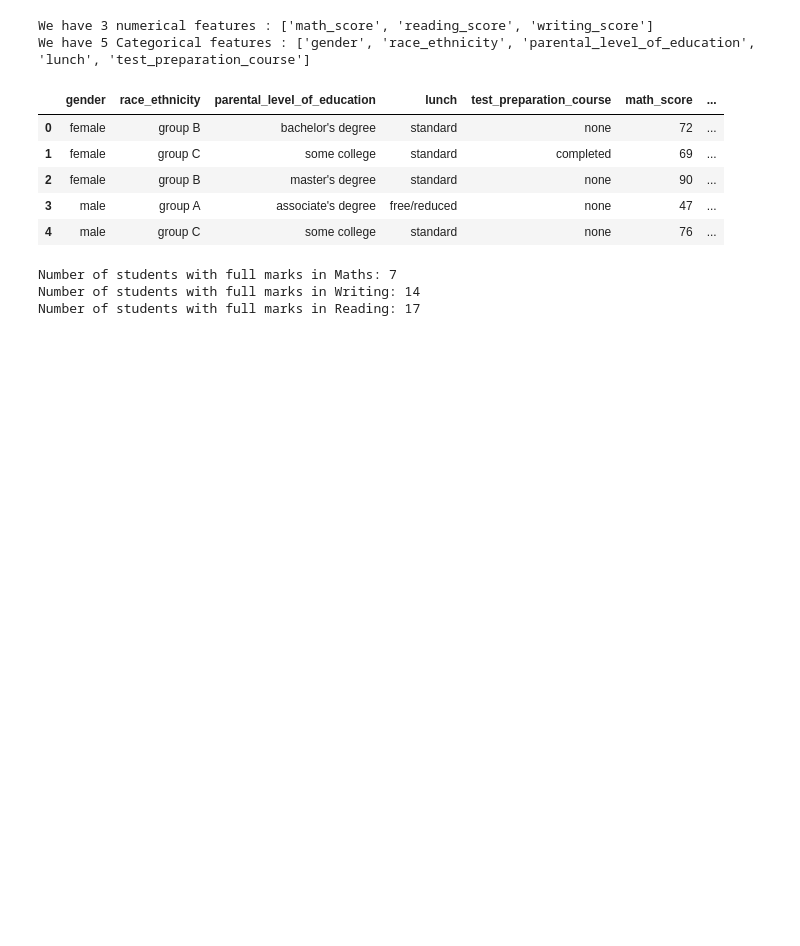
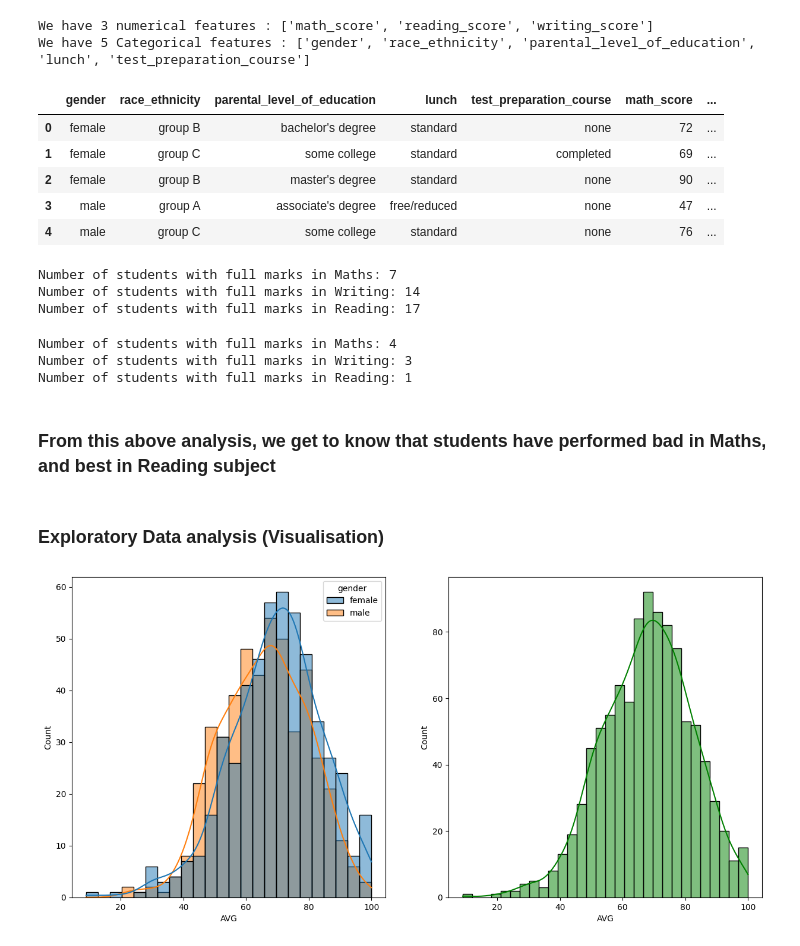
Before and after one commit to Parth-0804/Ml_Project, a Jupyter notebook: notebook/01_EDA_Student_project.ipynb, the cells around one changed output. Cells and saved outputs as stored; diff of their text form; code cells hidden in the pictures; blank space fills up the shorter version.

```diff
--- a/notebook/01_EDA_Student_project.ipynb
+++ b/notebook/01_EDA_Student_project.ipynb
@@ -187,10 +189,27 @@ Number of students with full marks in Maths: 7
 Number of students with full marks in Writing: 14
 Number of students with full marks in Reading: 17
 # %%
-reading_full = df[df['reading_score'] == 100]['AVG'].count()
-writing_full = df[df['writing_score'] == 100]['AVG'].count()
-math_full = df[df['math_score'] == 100]['AVG'].count()
+reading_full = df[df['reading_score'] <= 20]['AVG'].count()
+writing_full = df[df['writing_score'] <= 20]['AVG'].count()
+math_full = df[df['math_score'] <= 20]['AVG'].count()
 
 print(f'Number of students with full marks in Maths: {math_full}')
 print(f'Number of students with full marks in Writing: {writing_full}')
 print(f'Number of students with full marks in Reading: {reading_full}')
+# %% [output]
+Number of students with full marks in Maths: 4
+Number of students with full marks in Writing: 3
+Number of students with full marks in Reading: 1
+# %% [markdown]
+### From this above analysis, we get to know that students have performed bad in Maths, and best in Reading subject
+# %% [markdown]
+### Exploratory Data analysis (Visualisation)
+# %%
+fig, axs = plt.subplots(1,2,figsize=(15,7))
+plt.subplot(122)
+sns.histplot(data=df, x="AVG", bins=30, kde=True, color='g')
+plt.subplot(121)
+sns.histplot(data=df, x="AVG",kde=True,hue="gender")
+plt.show()
+# %% [output]
+[figure, added]
```
Also changed, not shown: parts of 7 cells of this notebook.
